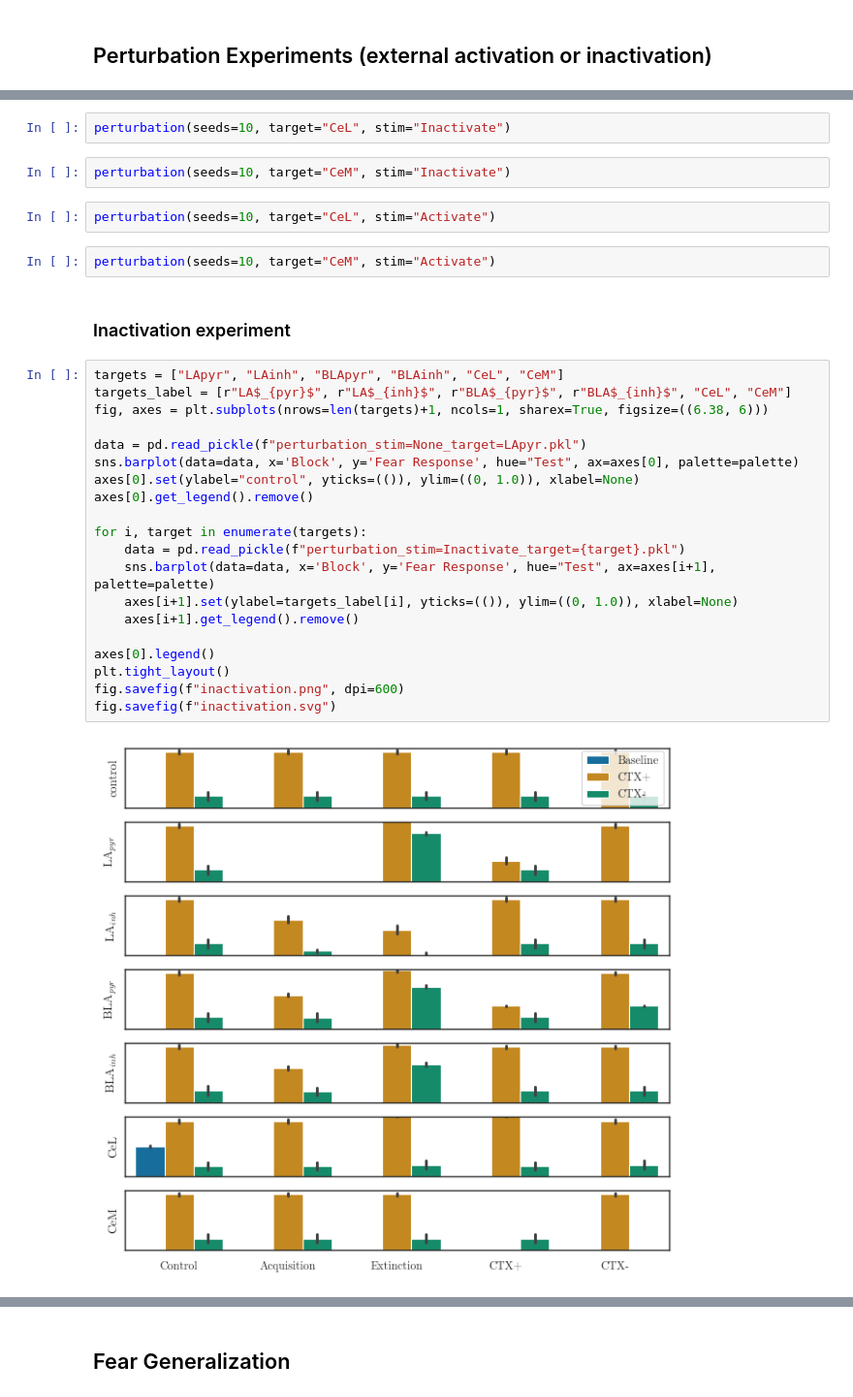
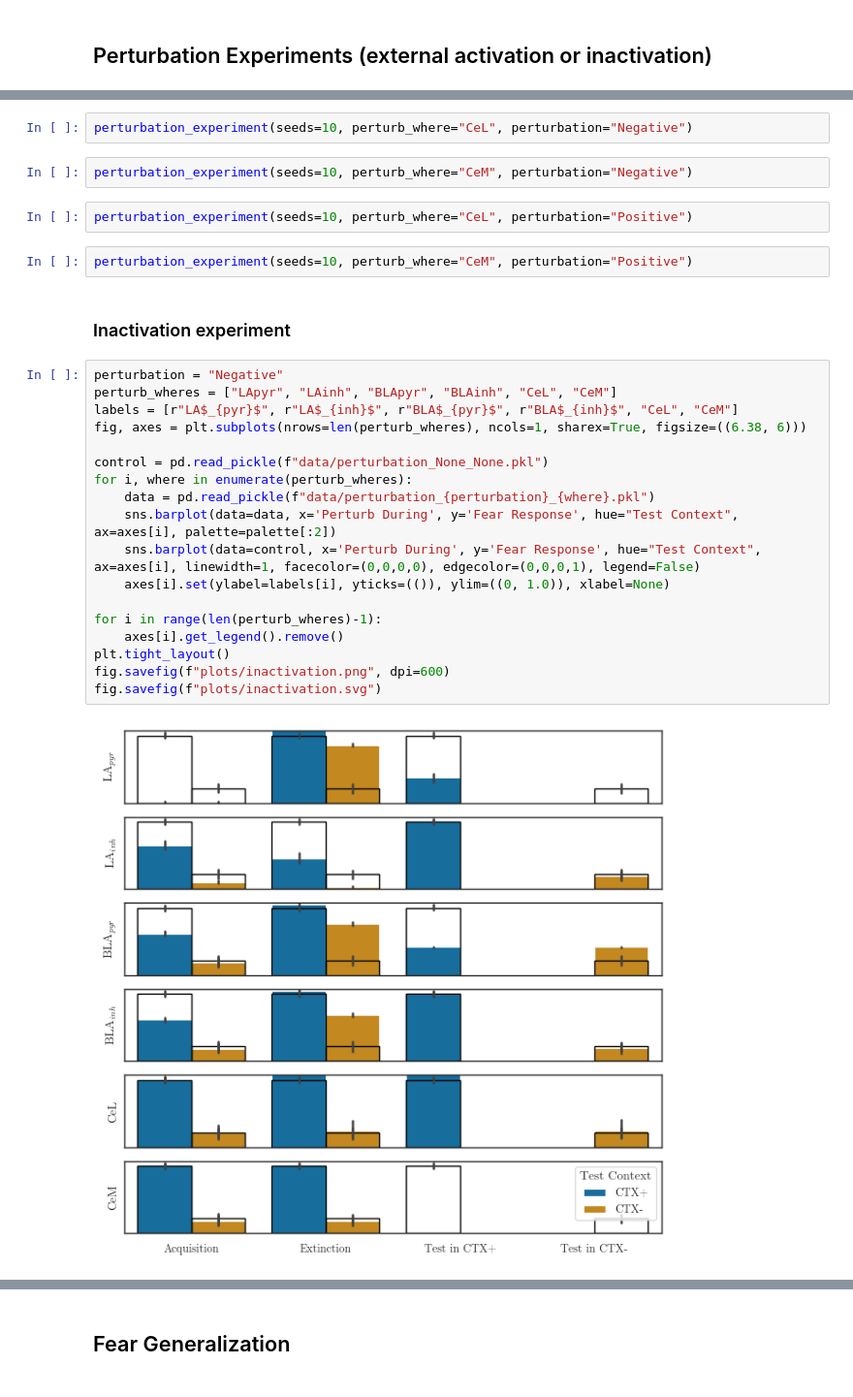
Before and after one commit to psipeter/amygdala, a Jupyter notebook: experiments.ipynb, the cells around one changed output, grey strips where cells are left out. Shown at 97% size. Cells and saved outputs as stored; diff of their text form.

```diff
--- a/experiments.ipynb
+++ b/experiments.ipynb
@@ -574,33 +858,31 @@ perturbation(seeds=10, target="BLAinh", stim="Inactivate")
 # %%
-perturbation(seeds=10, target="CeL", stim="Inactivate")
+perturbation_experiment(seeds=10, perturb_where="CeL", perturbation="Negative")
 # %%
-perturbation(seeds=10, target="CeM", stim="Inactivate")
+perturbation_experiment(seeds=10, perturb_where="CeM", perturbation="Negative")
 # %%
-perturbation(seeds=10, target="CeL", stim="Activate")
+perturbation_experiment(seeds=10, perturb_where="CeL", perturbation="Positive")
 # %%
-perturbation(seeds=10, target="CeM", stim="Activate")
+perturbation_experiment(seeds=10, perturb_where="CeM", perturbation="Positive")
 # %% [markdown]
 ### Inactivation experiment
 # %%
-targets = ["LApyr", "LAinh", "BLApyr", "BLAinh", "CeL", "CeM"]
-targets_label = [r"LA$_{pyr}$", r"LA$_{inh}$", r"BLA$_{pyr}$", r"BLA$_{inh}$", "CeL", "CeM"]
-fig, axes = plt.subplots(nrows=len(targets)+1, ncols=1, sharex=True, figsize=((6.38, 6)))
+perturbation = "Negative"
+perturb_wheres = ["LApyr", "LAinh", "BLApyr", "BLAinh", "CeL", "CeM"]
+labels = [r"LA$_{pyr}$", r"LA$_{inh}$", r"BLA$_{pyr}$", r"BLA$_{inh}$", "CeL", "CeM"]
+fig, axes = plt.subplots(nrows=len(perturb_wheres), ncols=1, sharex=True, figsize=((6.38, 6)))
 
-data = pd.read_pickle(f"perturbation_stim=None_target=LApyr.pkl")
-sns.barplot(data=data, x='Block', y='Fear Response', hue="Test", ax=axes[0], palette=palette)
-axes[0].set(ylabel="control", yticks=(()), ylim=((0, 1.0)), xlabel=None)
-axes[0].get_legend().remove()
+control = pd.read_pickle(f"data/perturbation_None_None.pkl")
+for i, where in enumerate(perturb_wheres):
+    data = pd.read_pickle(f"data/perturbation_{perturbation}_{where}.pkl")
+    sns.barplot(data=data, x='Perturb During', y='Fear Response', hue="Test Context", ax=axes[i], palette=palette[:2])
+    sns.barplot(data=control, x='Perturb During', y='Fear Response', hue="Test Context", ax=axes[i], linewidth=1, facecolor=(0,0,0,0), edgecolor=(0,0,0,1), legend=False)
+    axes[i].set(ylabel=labels[i], yticks=(()), ylim=((0, 1.0)), xlabel=None)
 
-for i, target in enumerate(targets):
-    data = pd.read_pickle(f"perturbation_stim=Inactivate_target={target}.pkl")
-    sns.barplot(data=data, x='Block', y='Fear Response', hue="Test", ax=axes[i+1], palette=palette)
-    axes[i+1].set(ylabel=targets_label[i], yticks=(()), ylim=((0, 1.0)), xlabel=None)
-    axes[i+1].get_legend().remove()
-
-axes[0].legend()
+for i in range(len(perturb_wheres)-1):
+    axes[i].get_legend().remove()
 plt.tight_layout()
-fig.savefig(f"inactivation.png", dpi=600)
-fig.savefig(f"inactivation.svg")
+fig.savefig(f"plots/inactivation.png", dpi=600)
+fig.savefig(f"plots/inactivation.svg")
 # %% [output]
-[figure, old version]
+[figure, new version]
 # %%
```
Also changed, not shown: parts of 26 cells of this notebook, 3 other files.
